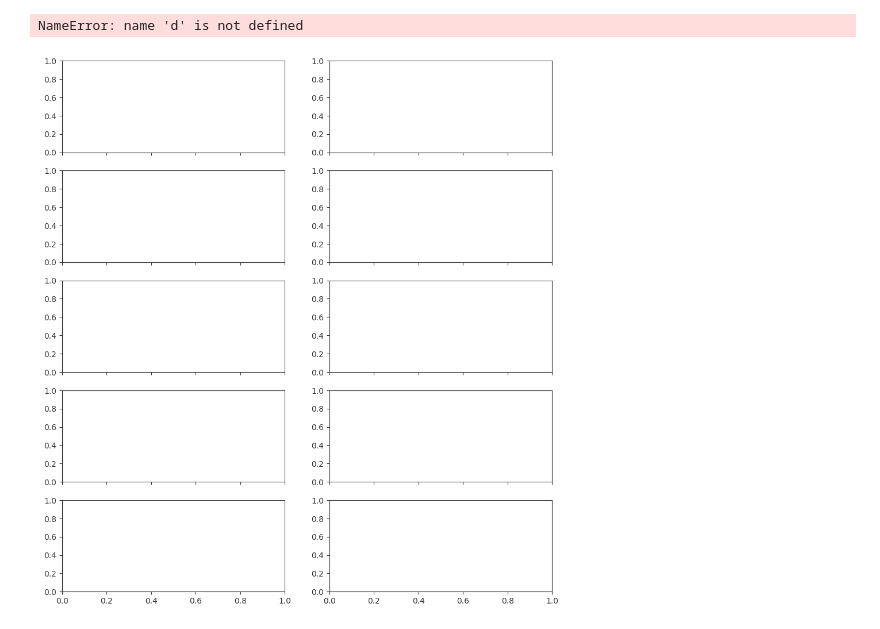
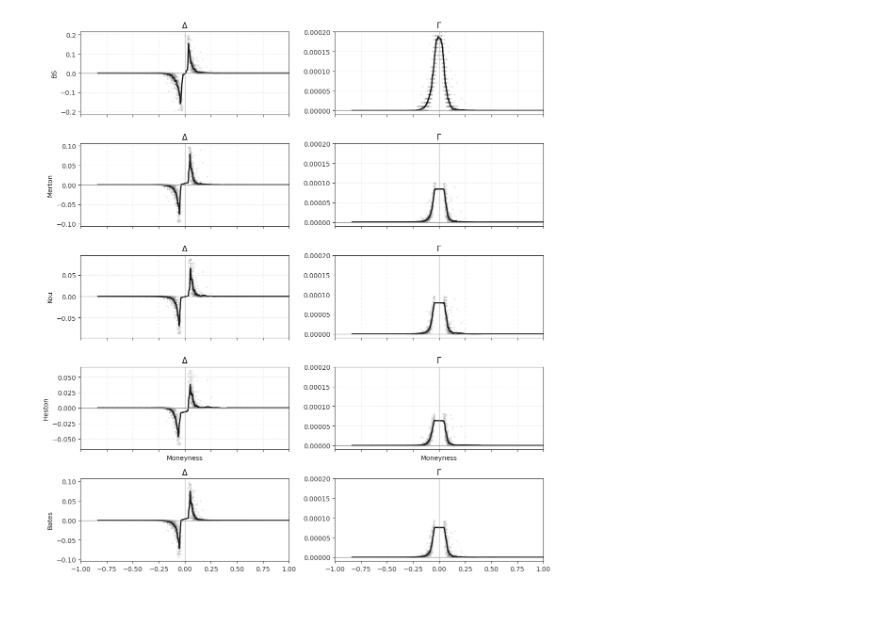
Before and after one commit to jorismilot/optimal-gamma-hedging, a Jupyter notebook: COS_Pricers/Hedging/COS_Hedging.ipynb, the cells around one changed output. Cells and saved outputs as stored; diff of their text form; code cells hidden in the pictures.

```diff
--- a/COS_Pricers/Hedging/COS_Hedging.ipynb
+++ b/COS_Pricers/Hedging/COS_Hedging.ipynb
@@ -211,6 +211,12 @@ if __name__ == "__main__":
                     )
 
             open_close_df = pd.merge(open, close, on='symbol', how='inner')
+
+            open_close_df['moneyness_class_open'] = np.where(
+                np.abs(open_close_df['moneyness_open']) > 0.15, 'DOTM',
+                np.where(open_close_df['moneyness_open'] >= 0.05, 'OTM', 'ATM')
+            )
+
             if open_close_df.empty:
                 counter += 1
                 continue
@@ -300,6 +306,10 @@ if __name__ == "__main__":
                 )
 
         open_close_df = pd.merge(open, close, on='symbol', how='inner')
+        open_close_df['moneyness_class_open'] = np.where(
+            np.abs(open_close_df['moneyness_open']) > 0.15, 'DOTM',
+            np.where(open_close_df['moneyness_open'] >= 0.05, 'OTM', 'ATM')
+            )
         if open_close_df.empty:
             counter_bs += 1
             continue
@@ -348,7 +358,6 @@ if __name__ == "__main__":
                                 (price_usd_close + w_gamma_bs * price_atm_close_usd) + \
                                 (delta_bs + w_gamma_bs * delta_atm_bs) * S_close
 
-
         # Stash result rows
         out = open_close_df[['symbol','strike','opt_type','timestamp_open','timestamp_close',
                             'moneyness_open','moneyness_class_open','delta','gamma','vega','theta','rho']].copy()
@@ -530,8 +549,8 @@ def load_model_series(model):
     gamma = use[gamma_col].to_numpy()
 
     # Outlier filters (quantile + MAD, per series)
-    mask_delta = winsor_mask(delta, q=0.01) & mad_mask(d, k=8.0)
-    mask_gamma = winsor_mask(gamma, q=0.01) & mad_mask(g, k=8.0)
+    mask_delta = winsor_mask(delta, q=0.01) & mad_mask(delta, k=8.0)
+    mask_gamma = winsor_mask(gamma, q=0.01) & mad_mask(gamma, k=8.0)
 
     return moneyness, delta, gamma, mask_delta, mask_gamma
 
@@ -557,35 +576,34 @@ for r, model in enumerate(MODELS):
     # Δ subplot
     ax = axes[r, 0]
     ax.title.set_text(r"$\Delta$")
-    ax.scatter(moneyness[mask_delta], d[mask_delta], s=6, alpha=0.25, color="0.6", edgecolors="none")
+    ax.scatter(moneyness[mask_delta], delta[mask_delta], s=6, alpha=0.25, color="0.6", edgecolors="none")
     ax.plot(moneyness[mask_delta], delta_smooth, linewidth=2, color="0.1")
     ax.axhline(0, linewidth=1, color="0.6")
     ax.axvline(0, linewidth=1, color="0.6", alpha=0.6)
     if model == "BS":
         ax.set_ylabel("BS")
     else:
         ax.set_ylabel(f"{model.capitalize()}")
     if r == 3: ax.set_xlabel("Moneyness")
 
     # Γ subplot
     ax = axes[r, 1]
     ax.title.set_text(r"$\Gamma$")
     ax.scatter(moneyness[mask_gamma], gamma[mask_gamma], s=6, alpha=0.25, color="0.6", edgecolors="none")
     ax.plot(moneyness[mask_gamma], gamma_smooth, linewidth=2, color="0.1")
     ax.set_ylim(-0.00001, 0.00020)
     ax.axhline(0, linewidth=1, color="0.6")
     ax.axvline(0, linewidth=1, color="0.6", alpha=0.6)
     if r == 3: ax.set_xlabel("Moneyness")
 
 # tidy: light dotted grid, symmetric x-window around ATM
 for c in range(2):
     for r in range(4):
         ax = axes[r, c]
         ax.grid(True, linestyle=":", linewidth=0.7, color="0.85")
         ax.set_xlim(-1.0, 1.0)   # adjust if you want wider view
 
 plt.tight_layout()
 plt.show()
 # %% [output]
-NameError: name 'd' is not defined
-[figure, old version]
+[figure, new version]
```
Also changed, not shown: parts of 2 cells of this notebook, 3 other files.
